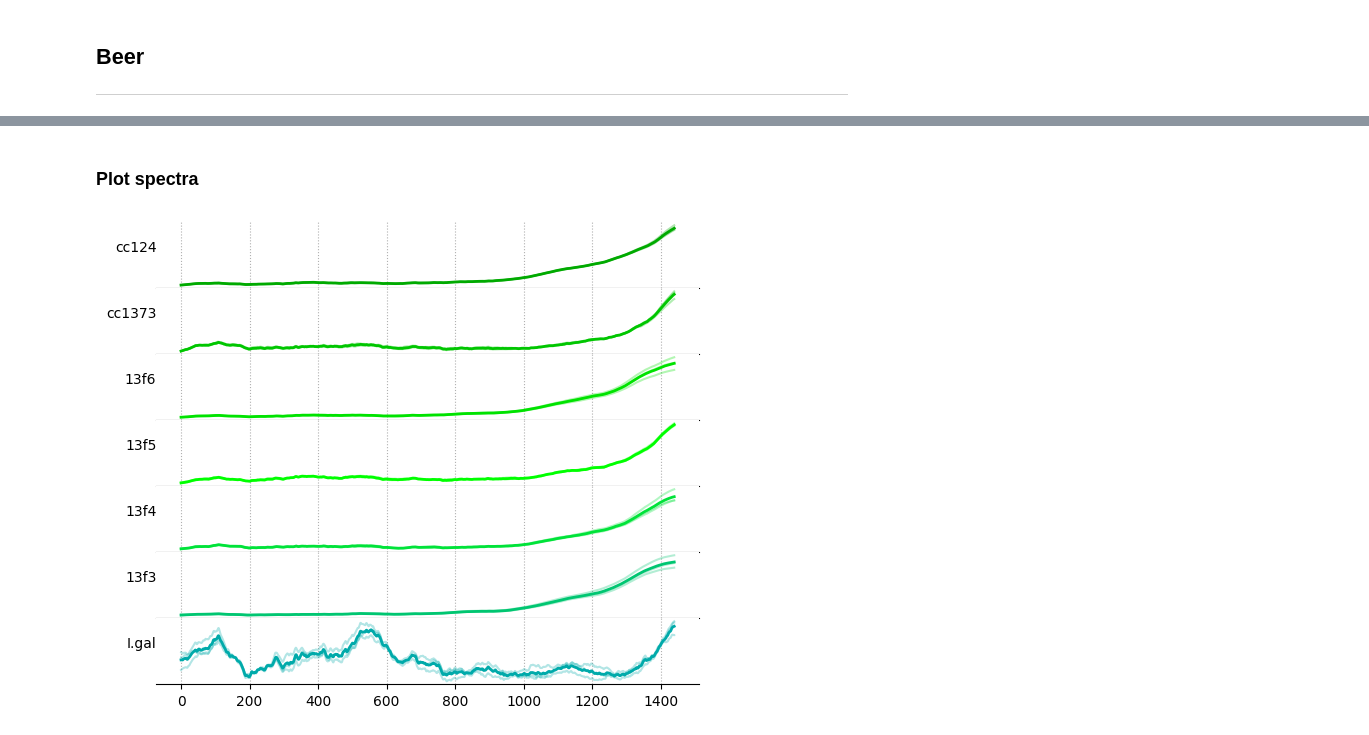
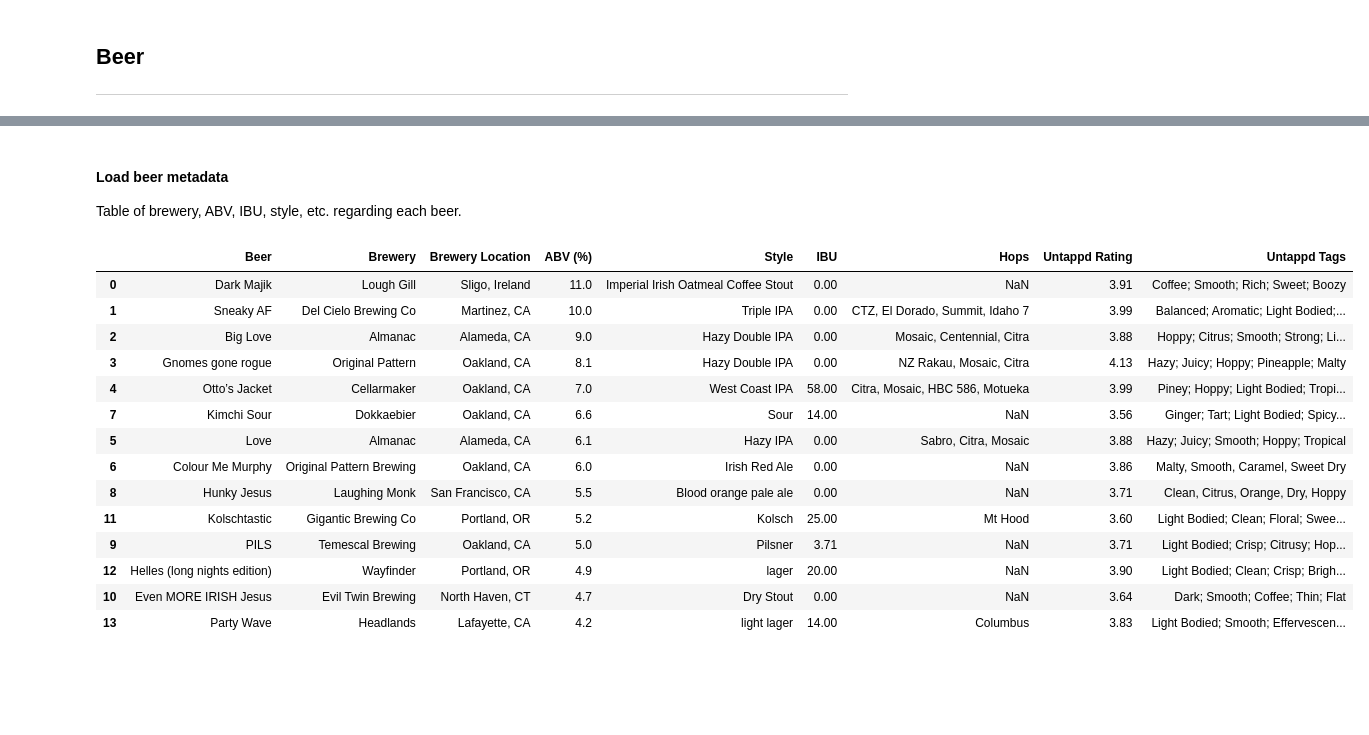
Before and after one commit to Arcadia-Science/2024-disco-raman-hackathon, a Jupyter notebook: notebooks/Fig-2_Raw-Spectra.ipynb, the cells around one changed output, grey strips where cells are left out. Drawn from its saved outputs; the diff is of its cells as text; code cells hidden in the pictures; blank space fills up the shorter version.

```diff
--- a/notebooks/Fig-2_Raw-Spectra.ipynb
+++ b/notebooks/Fig-2_Raw-Spectra.ipynb
@@ -306,48 +21,32 @@ for s3_object in bucket.objects.all():
-# %% [markdown]
-### Plot spectra
-# %%
-# create figure
-fig, axes = plt.subplots(
-    nrows=num_chlamy,
-    figsize=(7, 6)
-)
-
-# define a colormap
-cmap = LinearSegmentedColormap.from_list(
-    name="",
-    colors=["#00aa00", "#00ff00" ,"#00aaaa"],
-    N=num_chlamy,
-)
-
-# loop through Raman spectra for each species
-for i, (chlamy_index, chlamy_name) in enumerate(chlamy_sorted.items()):
-
-    # get the spectra for each species as an array
-    spectra = np.array(
-        [v for k, v in chlamy_spectra.items() if k[0] == chlamy_index]
-    )
-
-    # set matplotlib axis
-    ax = axes[i]
-    # set color from colormap
-    color = cmap(i)
-
-    # plot each spectrum with a little bit of transparency
-    # and the mean spectrum a bit more bold
-    [ax.plot(spectrum, color=color, alpha=0.3) for spectrum in spectra]
-    ax.plot(spectra.mean(axis=0), color=color, lw=2)
-
-    # axis-level aesthetics
-    title = f"{chlamy_name}"
-    ax.set_title(title, loc="left", y=0.5, va="center", ha="right", fontsize=10)
-    ax.get_yaxis().set_ticks([])
-    ax.spines["top"].set_visible(False)
-    ax.spines["left"].set_visible(False)
-    ax.spines["right"].set_visible(False)
-    ax.grid(ls=":")
-
-# figure-level aesthetics
-fig.subplots_adjust(hspace=0)
-plt.savefig("../pub/figures/panel_C.svg", dpi=144)
-# %% [output]
-[figure, removed]
+# %% [markdown]
+#### Load beer metadata
+
+Table of brewery, ABV, IBU, style, etc. regarding each beer.
+# %%
+# read csv file
+csv_file = "../data/beer/metadata.csv"
+beer_dataframe = pd.read_csv(csv_file).drop("Sample", axis=1)
+# get number of beers
+num_beers = len(beer_dataframe)
+
+# sort beers by ABV
+beer_dataframe = beer_dataframe.sort_values("ABV (%)", ascending=False)
+
+# show table
+beer_dataframe
+# %% [output]
+|  | Beer | Brewery | Brewery Location | ABV (%) | Style | IBU | Hops | Untappd Rating | Untappd Tags |
+| 0 | Dark Majik | Lough Gill | Sligo, Ireland | 11.0 | Imperial Irish Oatmeal Coffee Stout | 0.00 | NaN | 3.91 | Coffee; Smooth; Rich; Sweet; Boozy |
+| 1 | Sneaky AF | Del Cielo Brewing Co | Martinez, CA | 10.0 | Triple IPA | 0.00 | CTZ, El Dorado, Summit, Idaho 7 | 3.99 | Balanced; Aromatic; Light Bodied;... |
+| 2 | Big Love | Almanac | Alameda, CA | 9.0 | Hazy Double IPA | 0.00 | Mosaic, Centennial, Citra | 3.88 | Hoppy; Citrus; Smooth; Strong; Li... |
+| 3 | Gnomes gone rogue | Original Pattern | Oakland, CA | 8.1 | Hazy Double IPA | 0.00 | NZ Rakau, Mosaic, Citra | 4.13 | Hazy; Juicy; Hoppy; Pineapple; Malty |
+| 4 | Otto’s Jacket | Cellarmaker | Oakland, CA | 7.0 | West Coast IPA | 58.00 | Citra, Mosaic, HBC 586, Motueka | 3.99 | Piney; Hoppy; Light Bodied; Tropi... |
+| 7 | Kimchi Sour | Dokkaebier | Oakland, CA | 6.6 | Sour | 14.00 | NaN | 3.56 | Ginger; Tart; Light Bodied; Spicy... |
+| 5 | Love | Almanac | Alameda, CA | 6.1 | Hazy IPA | 0.00 | Sabro, Citra, Mosaic | 3.88 | Hazy; Juicy; Smooth; Hoppy; Tropical |
+| 6 | Colour Me Murphy | Original Pattern Brewing | Oakland, CA | 6.0 | Irish Red Ale | 0.00 | NaN | 3.86 | Malty, Smooth, Caramel, Sweet Dry |
+| 8 | Hunky Jesus | Laughing Monk | San Francisco, CA | 5.5 | Blood orange pale ale | 0.00 | NaN | 3.71 | Clean, Citrus, Orange, Dry, Hoppy |
+| 11 | Kolschtastic | Gigantic Brewing Co | Portland, OR | 5.2 | Kolsch | 25.00 | Mt Hood | 3.60 | Light Bodied; Clean; Floral; Swee... |
+| 9 | PILS | Temescal Brewing | Oakland, CA | 5.0 | Pilsner | 3.71 | NaN | 3.71 | Light Bodied; Crisp; Citrusy; Hop... |
+| 12 | Helles (long nights edition) | Wayfinder | Portland, OR | 4.9 | lager | 20.00 | NaN | 3.90 | Light Bodied; Clean; Crisp; Brigh... |
+| 10 | Even MORE IRISH Jesus | Evil Twin Brewing | North Haven, CT | 4.7 | Dry Stout | 0.00 | NaN | 3.64 | Dark; Smooth; Coffee; Thin; Flat |
+| 13 | Party Wave | Headlands | Lafayette, CA | 4.2 | light lager | 14.00 | Columbus | 3.83 | Light Bodied; Smooth; Effervescen... |
```
Also changed, not shown: parts of 42 cells of this notebook.
